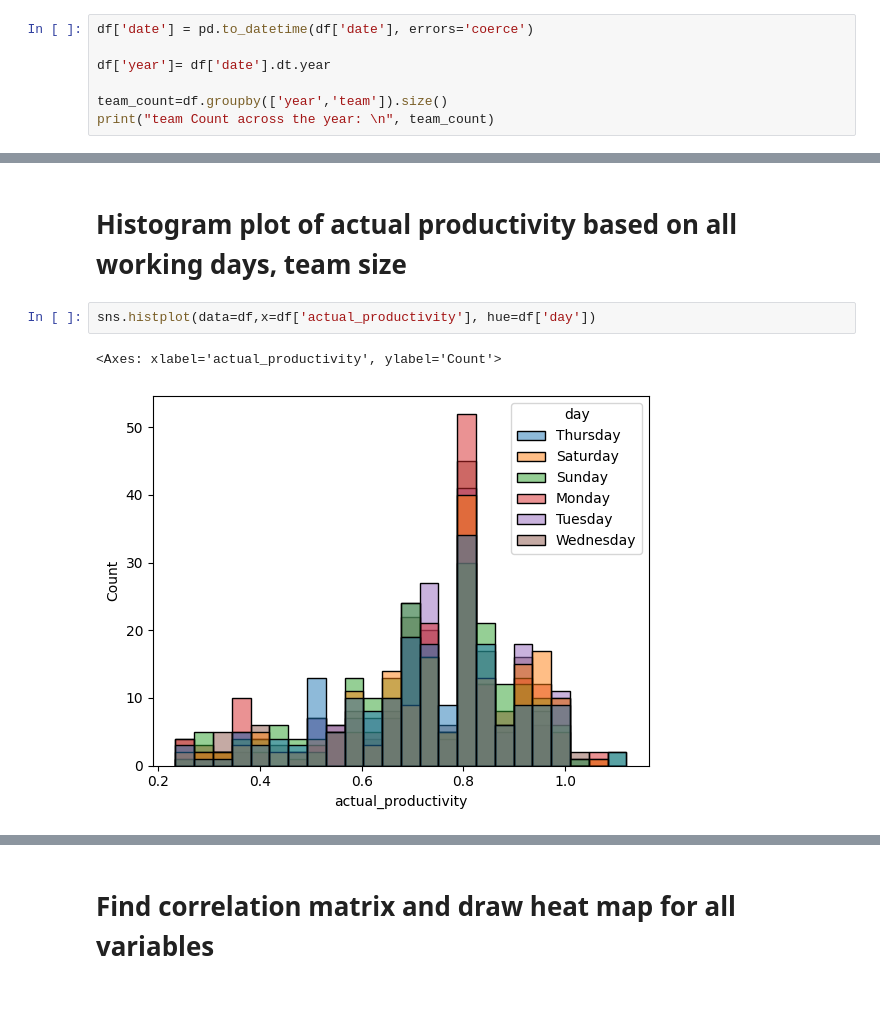
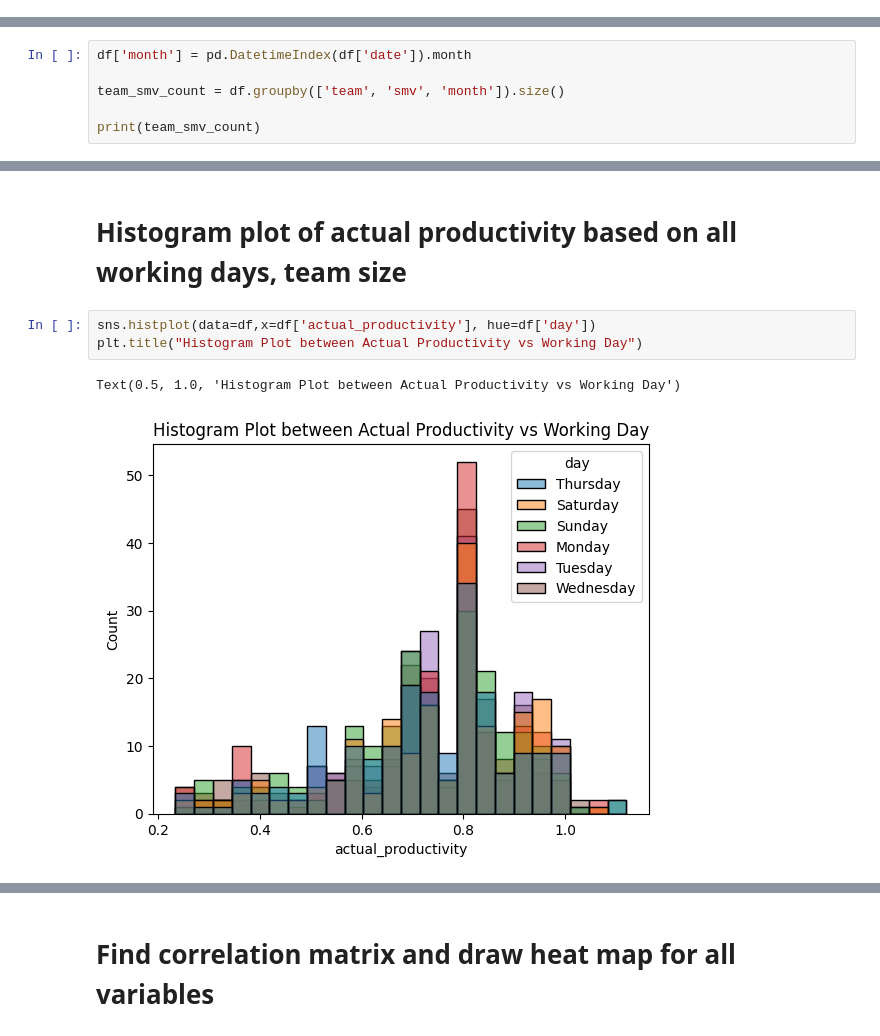
Before and after one commit to anuragsingh2207/dsba-jupyter-notebook, a Jupyter notebook: statstics/Assignment/Assignment_Garment_MBA.ipynb, the cells around one changed output, grey strips where cells are left out. Cells and saved outputs as stored; diff of their text form; blank space fills up the shorter version.

```diff
--- a/statstics/Assignment/Assignment_Garment_MBA.ipynb
+++ b/statstics/Assignment/Assignment_Garment_MBA.ipynb
@@ -173,10 +180,3 @@ Mean of Actual Productivity for Finishing:  0.7529506683241106
 Standard Deviation of Actual Productivity for Finishing:  0.1970209830649775
 # %% [markdown]
 # Number count for each teams, smv across the year
-# %%
-df['date'] = pd.to_datetime(df['date'], errors='coerce')
-
-df['year']= df['date'].dt.year
-
-team_count=df.groupby(['year','team']).size()
-print("team Count across the year: \n", team_count)
@@ -219,0 +183,6 @@ dtype: int64
+# %%
+df['month'] = pd.DatetimeIndex(df['date']).month
+
+team_smv_count = df.groupby(['team', 'smv', 'month']).size()
+
+print(team_smv_count)
@@ -221,6 +204,7 @@ dtype: int64
  # Histogram plot of actual productivity based on all working days, team size
 # %%
 sns.histplot(data=df,x=df['actual_productivity'], hue=df['day'])
+plt.title("Histogram Plot between Actual Productivity vs Working Day")
 # %% [output]
-<Axes: xlabel='actual_productivity', ylabel='Count'>
+Text(0.5, 1.0, 'Histogram Plot between Actual Productivity vs Working Day')
-[figure, old version]
+[figure, new version]
```
Also changed, not shown: parts of 27 cells of this notebook, 23 other files.
